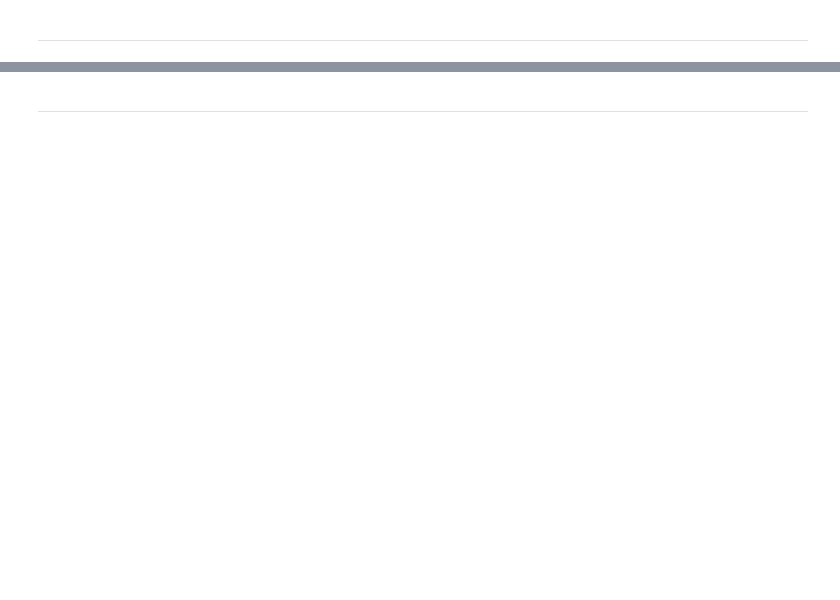
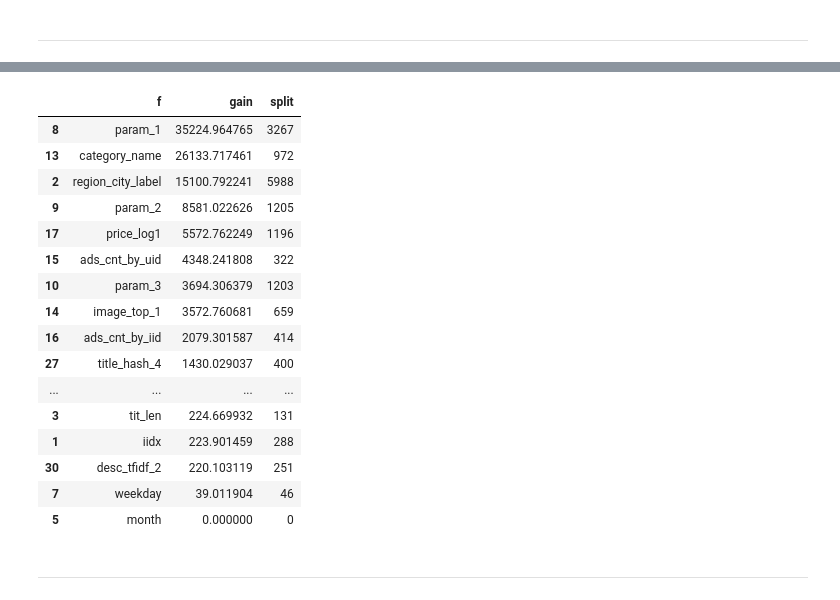
Before and after one commit to ihongChen/kaggle_Avito, a Jupyter notebook: src/lgb_model.ipynb, the cells around one changed output, grey strips where cells are left out. Cells and saved outputs as stored; diff of their text form; code cells hidden in the pictures; blank space fills up the shorter version.

```diff
--- a/src/lgb_model.ipynb
+++ b/src/lgb_model.ipynb
@@ -209,2 +245,22 @@ lgb.plot_importance(lgb_clf,max_num_features=50, ax=ax)
+# %%
+feat_imp.sort_values(by='gain',ascending=False).head(20)
+# %% [output]
+|  | f | gain | split |
+| 8 | param_1 | 35224.964765 | 3267 |
+| 13 | category_name | 26133.717461 | 972 |
+| 2 | region_city_label | 15100.792241 | 5988 |
+| 9 | param_2 | 8581.022626 | 1205 |
+| 17 | price_log1 | 5572.762249 | 1196 |
+| 15 | ads_cnt_by_uid | 4348.241808 | 322 |
+| 10 | param_3 | 3694.306379 | 1203 |
+| 14 | image_top_1 | 3572.760681 | 659 |
+| 16 | ads_cnt_by_iid | 2079.301587 | 414 |
+| 27 | title_hash_4 | 1430.029037 | 400 |
+| ... | ... | ... | ... |
+| 3 | tit_len | 224.669932 | 131 |
+| 1 | iidx | 223.901459 | 288 |
+| 30 | desc_tfidf_2 | 220.103119 | 251 |
+| 7 | weekday | 39.011904 | 46 |
+| 5 | month | 0.000000 | 0 |
 # %% [markdown]
 ____
```
Also changed, not shown: parts of 22 cells of this notebook, 3 other files.
